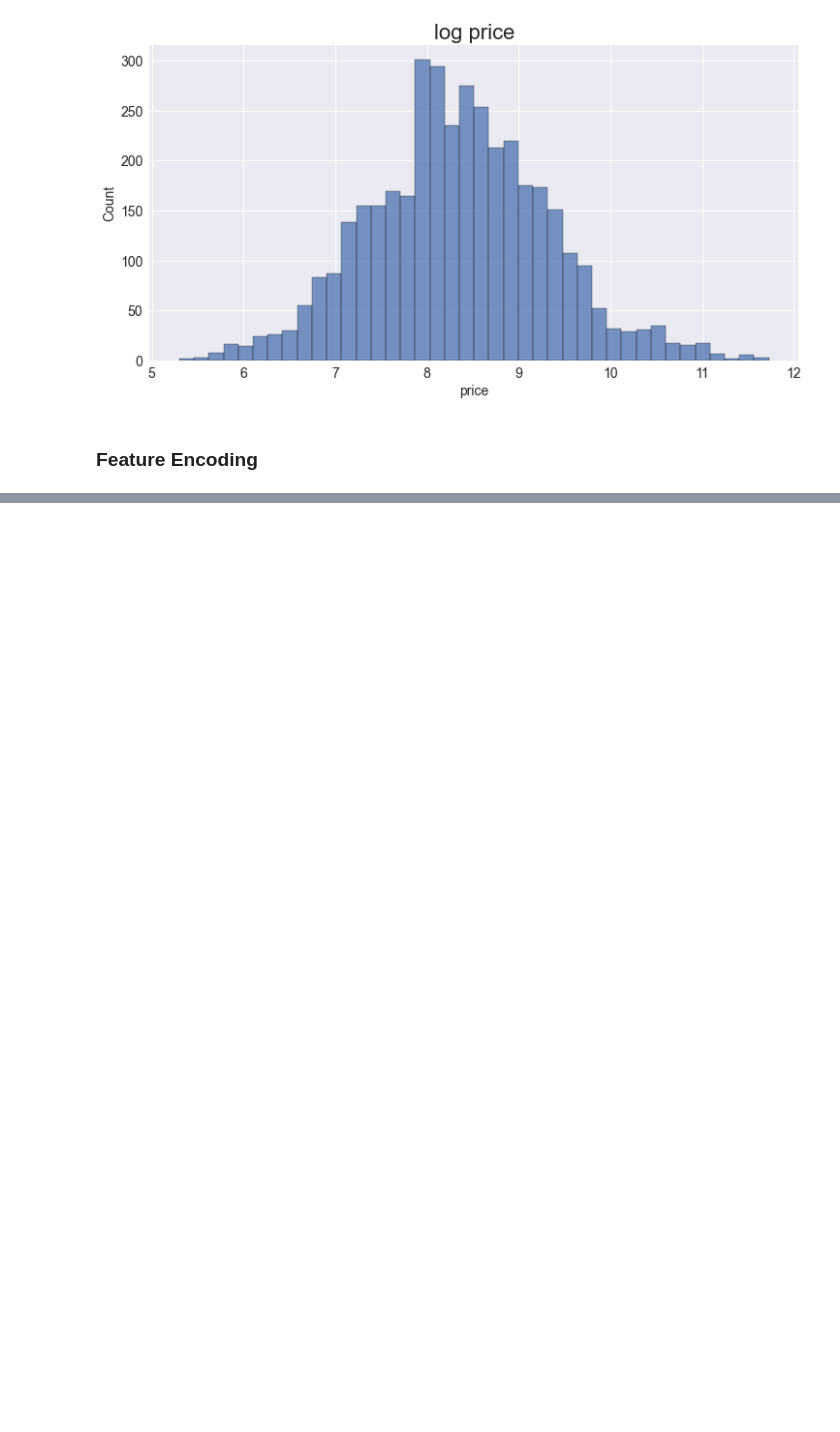
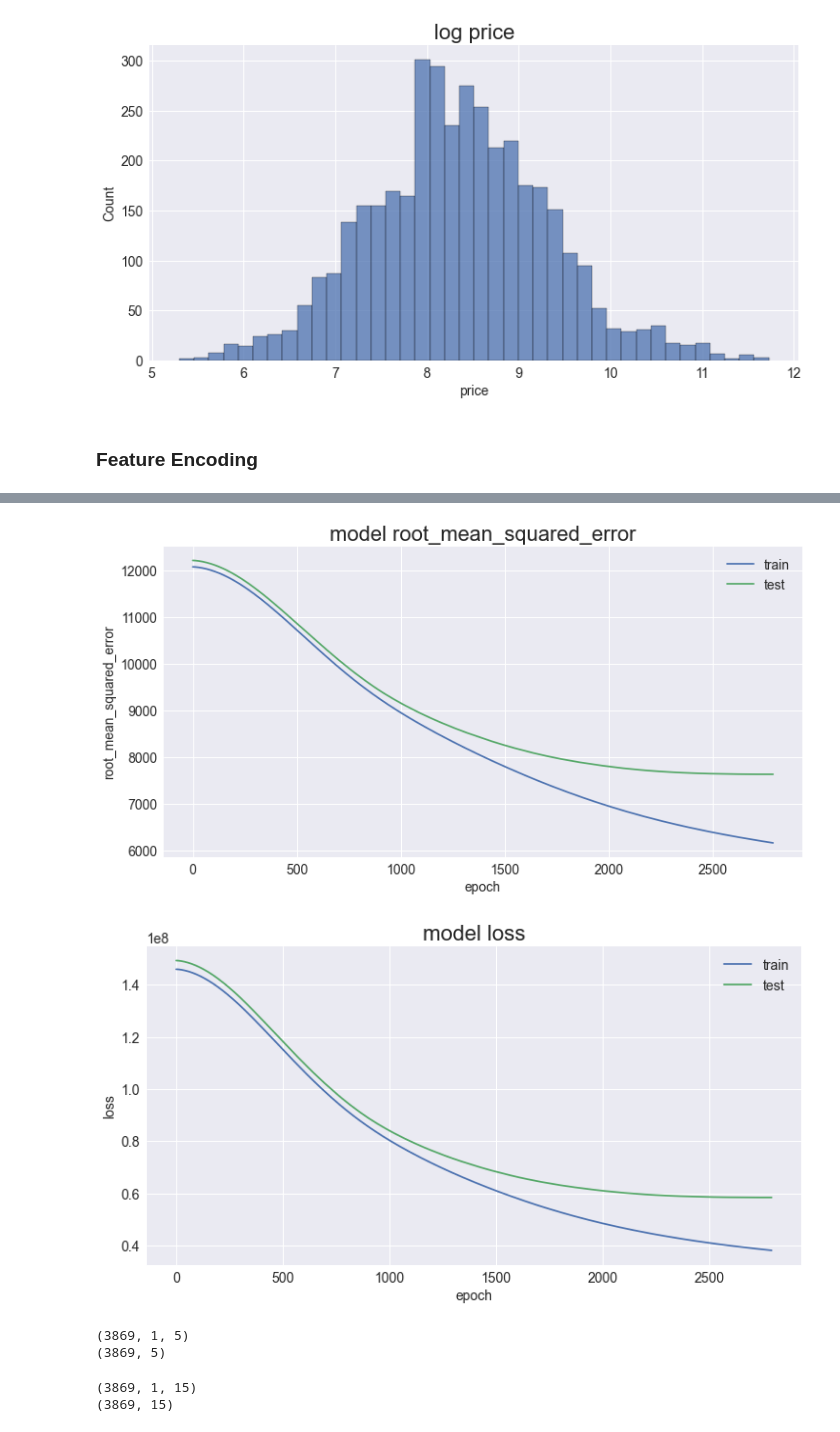
Before and after one commit to justingodden/apollo, a Jupyter notebook: modeller/model_dev.ipynb, the cells around one changed output, grey strips where cells are left out. Saved outputs shown, nothing was run; the diff lists cells and outputs as text; code cells hidden in the pictures; blank space fills up the shorter version.

```diff
--- a/modeller/model_dev.ipynb
+++ b/modeller/model_dev.ipynb
@@ -150,0 +266,15 @@ array([[0., 0., 0., ..., 1., 0., 1.],
+# %%
+brand_train_labels = brand_tokenizer.texts_to_sequences(X_train['brand'].apply(lambda x: rm_spaces(x)))
+brand_test_labels = brand_tokenizer.texts_to_sequences(X_test['brand'].apply(lambda x: rm_spaces(x)))
+
+series_train_labels = series_tokenizer.texts_to_sequences(X_train['series'].apply(lambda x: rm_spaces(x)))
+series_test_labels = series_tokenizer.texts_to_sequences(X_test['series'].apply(lambda x: rm_spaces(x)))
+# %%
+brand_train_labels = tf.squeeze(tf.constant(brand_train_labels))
+brand_test_labels = tf.squeeze(tf.constant(brand_test_labels))
+
+series_train_labels = tf.squeeze(tf.constant(series_train_labels))
+series_test_labels = tf.squeeze(tf.constant(series_test_labels))
+# %%
+num_brand = len(brand_tokenizer.word_index)
+num_series = len(series_tokenizer.word_index)
@@ -150,0 +297,2 @@ array([[0., 0., 0., ..., 1., 0., 1.],
+# %%
+early_stopping = EarlyStopping(patience=30, restore_best_weights=True)
@@ -150,0 +358,20 @@ array([[0., 0., 0., ..., 1., 0., 1.],
+# %%
+# summarize history for accuracy
+plt.plot(history.history['root_mean_squared_error'])
+plt.plot(history.history['val_root_mean_squared_error'])
+plt.title('model root_mean_squared_error')
+plt.ylabel('root_mean_squared_error')
+plt.xlabel('epoch')
+plt.legend(['train', 'test'], loc='best')
+plt.show()
+# summarize history for loss
+plt.plot(history.history['loss'])
+plt.plot(history.history['val_loss'])
+plt.title('model loss')
+plt.ylabel('loss')
+plt.xlabel('epoch')
+plt.legend(['train', 'test'], loc='best')
+plt.show()
+# %% [output]
+[figure, added]
+[figure, added]
@@ -150,0 +403,20 @@ array([[0., 0., 0., ..., 1., 0., 1.],
+# %%
+# Use the model's fit method to create the new features
+brand_array = feature_generator_brand.predict(brand_train_labels)
+print(brand_array.shape)
+# Remove inner dimension, to go from 3D to 2D
+brand_array = np.squeeze(brand_array, axis=1)
+print(brand_array.shape)
+# %% [output]
+(3869, 1, 5)
+(3869, 5)
+# %%
+# Use the model's fit method to create the new features
+series_array = feature_generator_series.predict(series_train_labels)
+print(series_array.shape)
+# Remove inner dimension, to go from 3D to 2D
+series_array = np.squeeze(series_array, axis=1)
+print(series_array.shape)
+# %% [output]
+(3869, 1, 15)
+(3869, 15)
```
Also changed, not shown: parts of 58 cells of this notebook.
